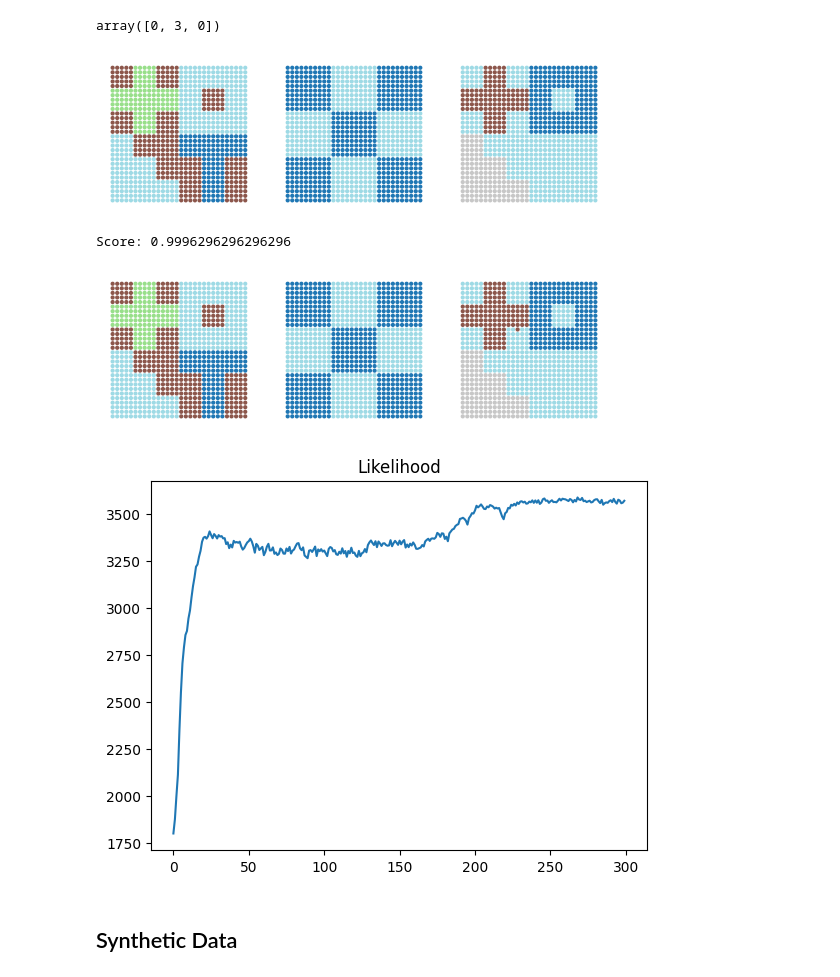
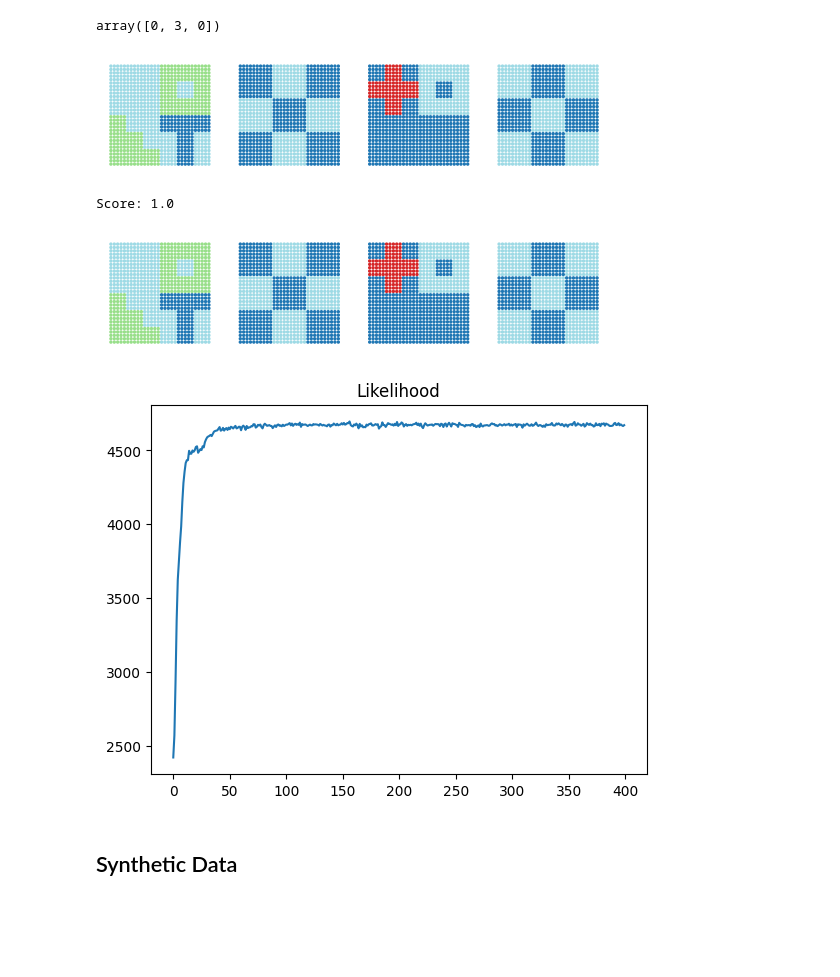
Before and after one commit to craigfouts/GibbsLDA, a Jupyter notebook: sandbox.ipynb, the cells around one changed output. Drawn from its saved outputs; the diff is of its cells as text; code cells hidden in the pictures; blank space fills up the shorter version.

Commit message:
Successfully segmented 4 images

```diff
--- a/sandbox.ipynb
+++ b/sandbox.ipynb
@@ -38,25 +38,25 @@ def generate_datasets(n_sections, n_genes, n_informative, n_cells=900, n_topics=
 # %%
 N_GENES = 1000
 N_INFORMATIVE = 1000
-N_CELLS = [1, 1, 1]
-N_TOPICS = [5, 2, 5]
-MODE = ['block', 'block', 'block']
-BLOCKS = [synthetics.GGBLOCKS, synthetics.CHBLOCKS, synthetics.GGBLOCKS]
+N_CELLS = [1, 1, 1, 1]
+N_TOPICS = [5, 2, 5, 2]
+MODE = ['block', 'block', 'block', 'block']
+BLOCKS = [synthetics.GGBLOCKS, synthetics.CHBLOCKS, synthetics.GGBLOCKS, synthetics.CHBLOCKS]
 MIXED = False
 
 datasets, labels = generate_datasets(3, N_GENES, N_INFORMATIVE, N_CELLS, N_TOPICS, BLOCKS, MODE, MIXED)
 N_IMGS, N_SAMPLES, N_FEATURES = datasets.shape
 X = np.zeros((N_IMGS*N_SAMPLES, N_FEATURES))
 X_labels = np.zeros(N_IMGS*N_SAMPLES, dtype=np.int32)
 # X_idx = np.ones((N_IMGS*N_SAMPLES, 1))
 for i in range(N_IMGS):
     j, k = i*N_SAMPLES, (i + 1)*N_SAMPLES
     X[j:k], X_labels[j:k] = datasets[i], labels[i]
     # X_idx[j:k] = i + 1
 # X = np.concatenate([X_idx, X], -1)
-utilities.visualize_datasets(datasets, X_labels.reshape(N_IMGS, N_SAMPLES), size=4, show_ax=False)
+utilities.visualize_datasets(datasets, X_labels.reshape(N_IMGS, N_SAMPLES), size=2, show_ax=False)
 # %% [output]
-[figure, old version]
+[figure, new version]
 # %%
 N_STEPS = N_IMGS*100
 N_DOCS = 150
@@ -67,14 +67,14 @@ model = GibbsSLDA(5, N_DOCS, VOCAB_SIZE, sigma=SIGMA)
 labels = model.fit_transform(X, N_STEPS)
 Y_labels, score = util.evaluate(X_labels, labels)
 print('Score:', score)
-utilities.visualize_datasets(datasets, Y_labels.reshape(N_IMGS, N_SAMPLES), size=4, show_ax=False)
+utilities.visualize_datasets(datasets, Y_labels.reshape(N_IMGS, N_SAMPLES), size=2, show_ax=False)
 # %% [output]
-Score: 0.9996296296296296
+Score: 1.0
-[figure, old version]
+[figure, new version]
 # %%
 util.visualize_log(model.likelihood_log_, 'Likelihood')
 # %% [output]
-[figure, old version]
+[figure, new version]
 # %% [markdown]
 ## Synthetic Data
 # %%
```
